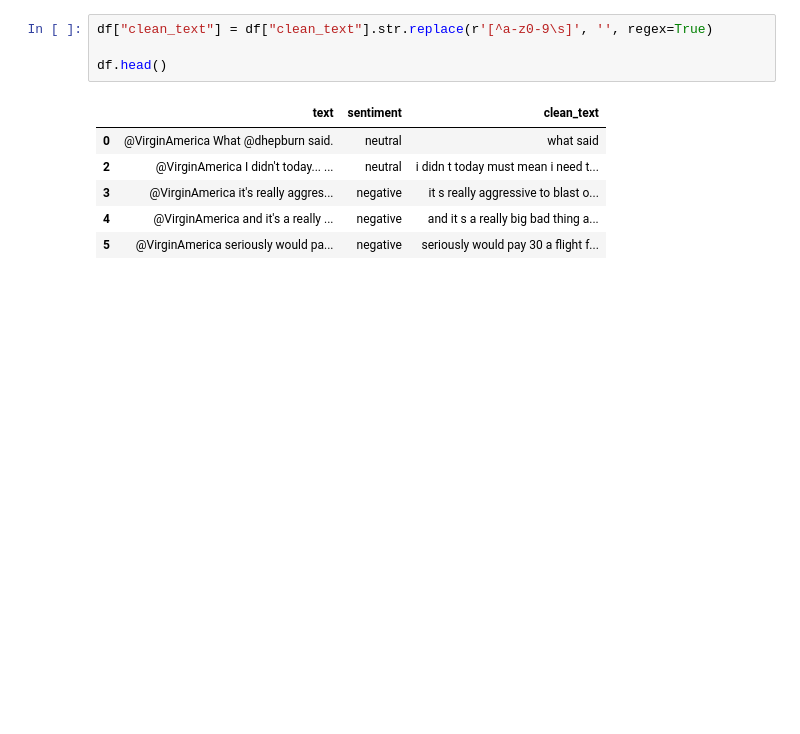
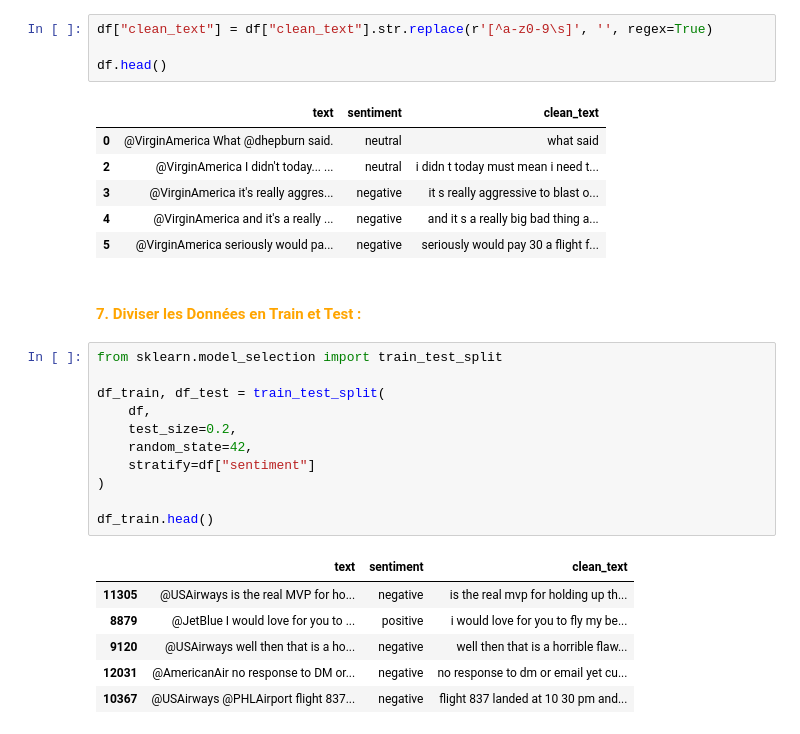
Before and after one commit to ABDELHAFIDAIT/AeroStream, a Jupyter notebook: notebooks/03_preprocessing.ipynb, the cells around one changed output. Drawn from its saved outputs; the diff is of its cells as text; blank space fills up the shorter version.

```diff
--- a/notebooks/03_preprocessing.ipynb
+++ b/notebooks/03_preprocessing.ipynb
@@ -229,3 +229,23 @@ df.head()
 | 3 | @VirginAmerica it's really aggres... | negative | it s really aggressive to blast o... |
 | 4 | @VirginAmerica and it's a really ... | negative | and it s a really big bad thing a... |
 | 5 | @VirginAmerica seriously would pa... | negative | seriously would pay 30 a flight f... |
+# %% [markdown]
+<h4 style="color:orange;font-weight:bold;">7. Diviser les Données en Train et Test :</h4>
+# %%
+from sklearn.model_selection import train_test_split
+
+df_train, df_test = train_test_split(
+    df,
+    test_size=0.2,
+    random_state=42,
+    stratify=df["sentiment"]
+)
+
+df_train.head()
+# %% [output]
+|  | text | sentiment | clean_text |
+| 11305 | @USAirways is the real MVP for ho... | negative | is the real mvp for holding up th... |
+| 8879 | @JetBlue I would love for you to ... | positive | i would love for you to fly my be... |
+| 9120 | @USAirways well then that is a ho... | negative | well then that is a horrible flaw... |
+| 12031 | @AmericanAir no response to DM or... | negative | no response to dm or email yet cu... |
+| 10367 | @USAirways @PHLAirport flight 837... | negative | flight 837 landed at 10 30 pm and... |
```
Also changed, not shown: parts of 4 cells of this notebook, 8 other files.
